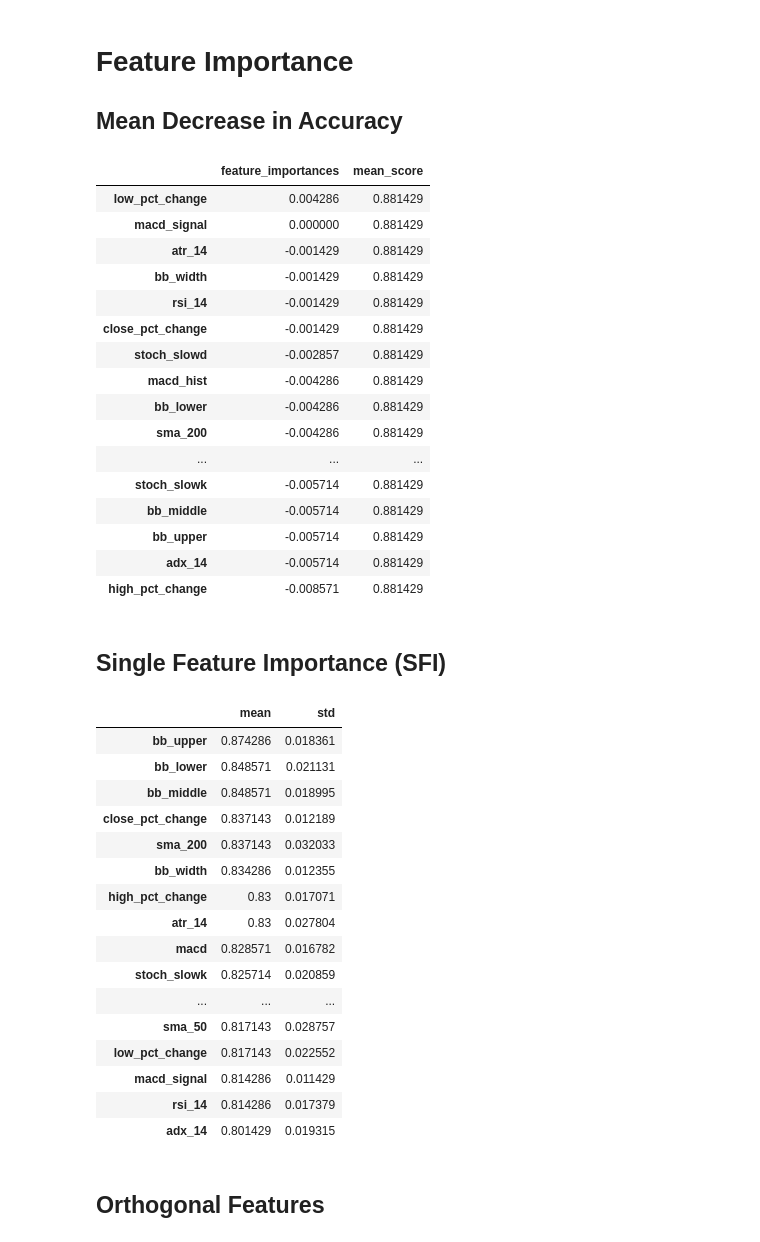
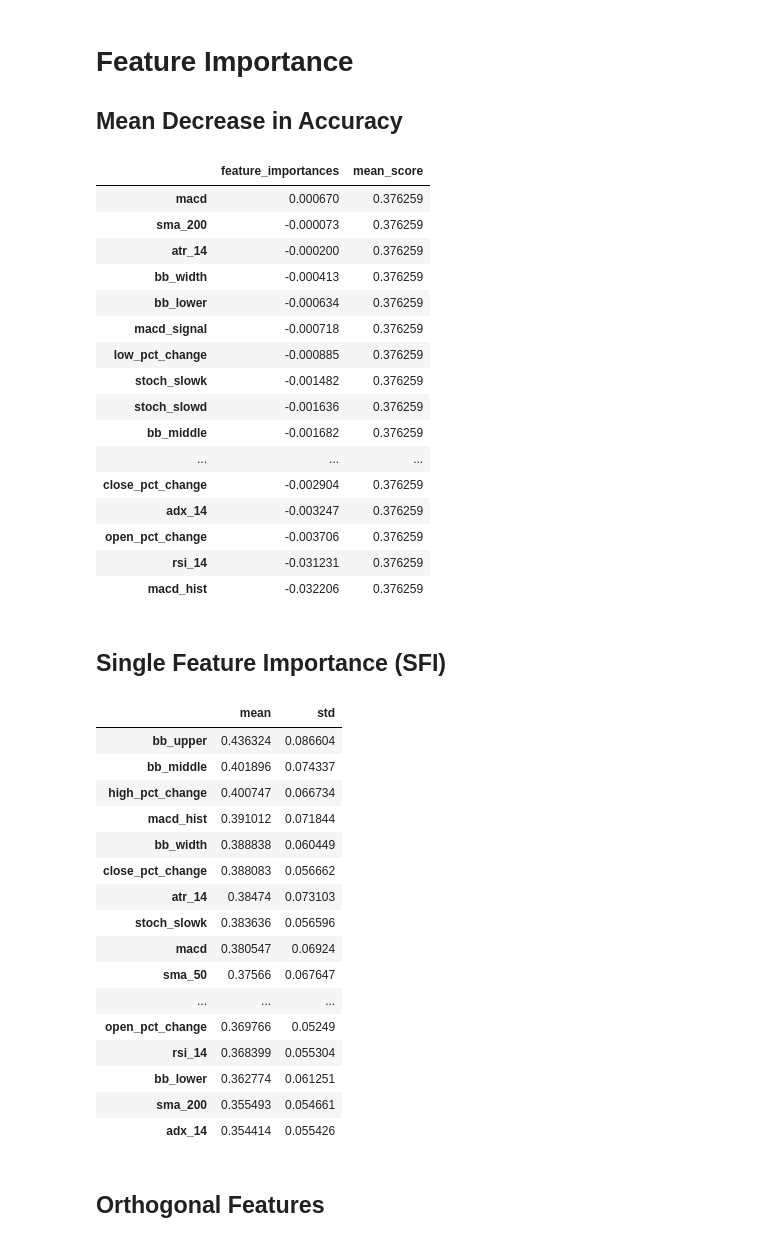
Before and after one commit to Sunama/provenquant-lib, a Jupyter notebook: examples/core/feature_selection.ipynb, the cells around one changed output. Drawn from its saved outputs; the diff is of its cells as text; code cells hidden in the pictures.

```diff
--- a/examples/core/feature_selection.ipynb
+++ b/examples/core/feature_selection.ipynb
@@ -76,6 +78,15 @@ labeled_dataframe
 | 2025-12-30 20:52:00+00:00 | 2025-12-30 21:12:00+00:00 | 88000.00 | 88002.49 | 87978.36 | 87978.36 | 5.42977 | 0.000090 | -0.000110 | ... |
 | 2025-12-30 22:03:00+00:00 | 2025-12-30 22:23:00+00:00 | 88315.46 | 88420.00 | 88315.45 | 88412.00 | 15.99224 | 0.000051 | 0.001184 | ... |
 700 rows × 26 columns
+# %%
+labels = np.array([0 if label == 1 else (1 if label == 0 else 2) for label in labeled_dataframe['label'].values])
+labeled_dataframe['label'] = labels
+
+weights = compute_sample_weight(
+    class_weight='balanced',
+    y=labeled_dataframe['label'].values,
+)
+labeled_dataframe['sample_weight'] = weights
 # %%
 features = [
     'open_pct_change',
@@ -114,33 +122,34 @@ y = labeled_dataframe['label'].values
 # %%
 mda_feature_importances = calculate_mda_feature_importances(
     model=model,
     dataframe=labeled_dataframe,
     feature_cols=features,
     target_col='label',
+    sample_weight_col='sample_weight',
     n_splits=5,
     purge=240,
     embargo=240,
     scoring='accuracy',
 )
 mda_feature_importances
 # %% [output]
 |  | feature_importances | mean_score |
-| low_pct_change | 0.004286 | 0.881429 |
-| macd_signal | 0.000000 | 0.881429 |
-| atr_14 | -0.001429 | 0.881429 |
-| bb_width | -0.001429 | 0.881429 |
-| rsi_14 | -0.001429 | 0.881429 |
-| close_pct_change | -0.001429 | 0.881429 |
-| stoch_slowd | -0.002857 | 0.881429 |
-| macd_hist | -0.004286 | 0.881429 |
-| bb_lower | -0.004286 | 0.881429 |
-| sma_200 | -0.004286 | 0.881429 |
+| macd | 0.000670 | 0.376259 |
+| sma_200 | -0.000073 | 0.376259 |
+| atr_14 | -0.000200 | 0.376259 |
+| bb_width | -0.000413 | 0.376259 |
+| bb_lower | -0.000634 | 0.376259 |
+| macd_signal | -0.000718 | 0.376259 |
+| low_pct_change | -0.000885 | 0.376259 |
+| stoch_slowk | -0.001482 | 0.376259 |
+| stoch_slowd | -0.001636 | 0.376259 |
+| bb_middle | -0.001682 | 0.376259 |
 | ... | ... | ... |
-| stoch_slowk | -0.005714 | 0.881429 |
-| bb_middle | -0.005714 | 0.881429 |
-| bb_upper | -0.005714 | 0.881429 |
-| adx_14 | -0.005714 | 0.881429 |
-| high_pct_change | -0.008571 | 0.881429 |
+| close_pct_change | -0.002904 | 0.376259 |
+| adx_14 | -0.003247 | 0.376259 |
+| open_pct_change | -0.003706 | 0.376259 |
+| rsi_14 | -0.031231 | 0.376259 |
+| macd_hist | -0.032206 | 0.376259 |
 # %% [markdown]
 ## Single Feature Importance (SFI)
 # %%
@@ -156,6 +165,7 @@ sfi_feature_importances = calculate_sfi_feature_importances(
     dataframe=labeled_dataframe,
     feature_cols=features,
     target_col='label',
+    sample_weight_col='sample_weight',
     n_splits=5,
     purge=240,
     embargo=240,
@@ -165,22 +175,22 @@ sfi_feature_importances = calculate_sfi_feature_importances(
 sfi_feature_importances
 # %% [output]
 |  | mean | std |
-| bb_upper | 0.874286 | 0.018361 |
-| bb_lower | 0.848571 | 0.021131 |
-| bb_middle | 0.848571 | 0.018995 |
-| close_pct_change | 0.837143 | 0.012189 |
-| sma_200 | 0.837143 | 0.032033 |
-| bb_width | 0.834286 | 0.012355 |
-| high_pct_change | 0.83 | 0.017071 |
-| atr_14 | 0.83 | 0.027804 |
-| macd | 0.828571 | 0.016782 |
-| stoch_slowk | 0.825714 | 0.020859 |
+| bb_upper | 0.436324 | 0.086604 |
+| bb_middle | 0.401896 | 0.074337 |
+| high_pct_change | 0.400747 | 0.066734 |
+| macd_hist | 0.391012 | 0.071844 |
+| bb_width | 0.388838 | 0.060449 |
+| close_pct_change | 0.388083 | 0.056662 |
+| atr_14 | 0.38474 | 0.073103 |
+| stoch_slowk | 0.383636 | 0.056596 |
+| macd | 0.380547 | 0.06924 |
+| sma_50 | 0.37566 | 0.067647 |
 | ... | ... | ... |
-| sma_50 | 0.817143 | 0.028757 |
-| low_pct_change | 0.817143 | 0.022552 |
-| macd_signal | 0.814286 | 0.011429 |
-| rsi_14 | 0.814286 | 0.017379 |
-| adx_14 | 0.801429 | 0.019315 |
+| open_pct_change | 0.369766 | 0.05249 |
+| rsi_14 | 0.368399 | 0.055304 |
+| bb_lower | 0.362774 | 0.061251 |
+| sma_200 | 0.355493 | 0.054661 |
+| adx_14 | 0.354414 | 0.055426 |
 # %% [markdown]
 ## Orthogonal Features
 # %%
```
Also changed, not shown: parts of 6 cells of this notebook, 1 other file.
